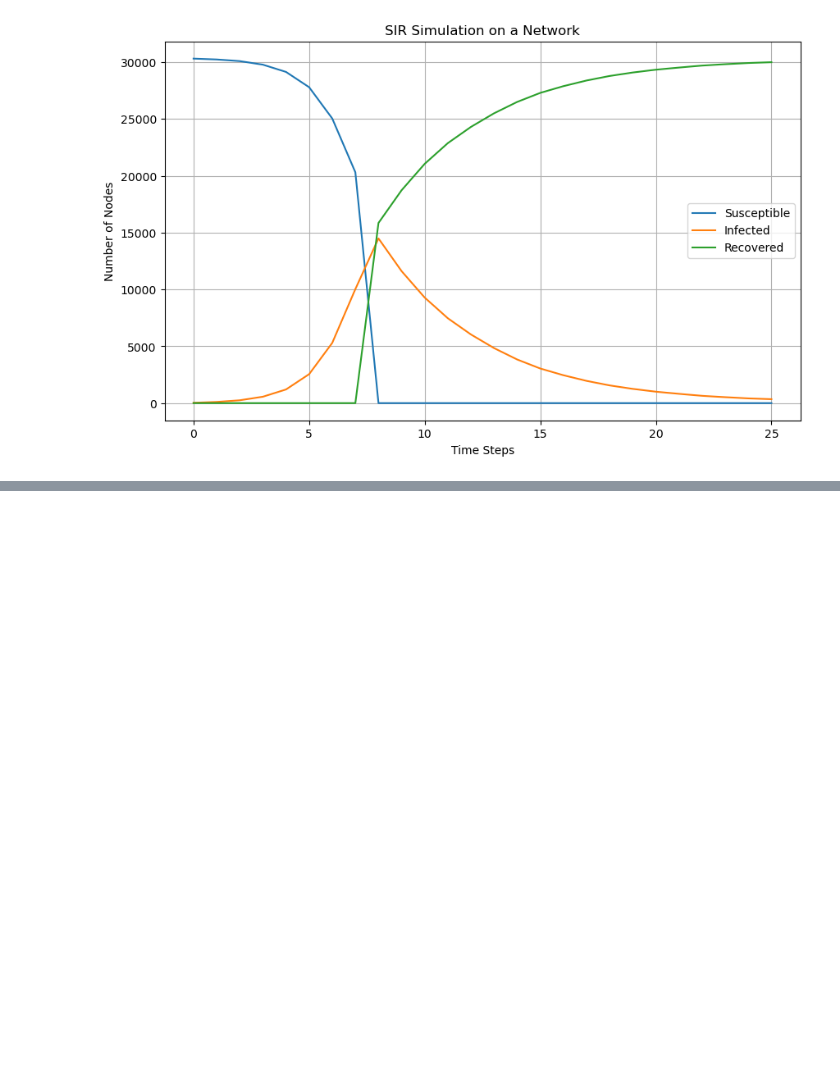
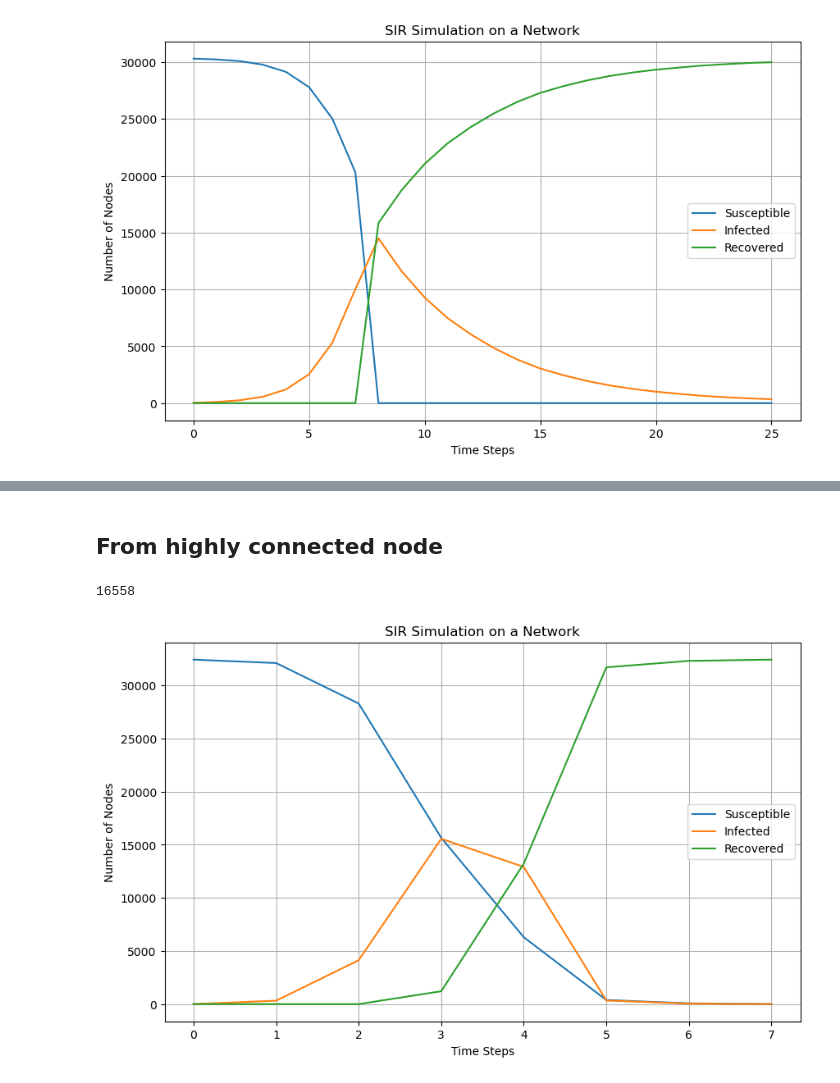
Before and after one commit to kfkfkflmej/NA_EU_emails_2024, a Jupyter notebook: SIR.ipynb, the cells around one changed output, grey strips where cells are left out. Saved outputs shown, nothing was run; the diff lists cells and outputs as text; code cells hidden in the pictures; blank space fills up the shorter version.

```diff
--- a/SIR.ipynb
+++ b/SIR.ipynb
@@ -291,0 +294,78 @@ plt.show()
+# %% [markdown]
+## From highly connected node
+# %%
+# Load the CSV file and create the graph
+#file_path = 'data\data_random_graph.csv'  # Update with the actual path to your file
+file_path = 'data\data - fixed numbers.csv'
+edge_df = pd.read_csv(file_path, delimiter=' ')
+G = nx.from_pandas_edgelist(edge_df, 'Source', 'Target')
+
+# SIR parameters
+beta = 0.5      # Transmission probability
+gamma = 0.3  # Recovery probability
+#initial_infected_fraction = 0.001  # Initial fraction of infected nodes
+recovery_threshold = 0.10  # Threshold for recovery
+
+# Initialize states
+nodes = list(G.nodes)
+n = len(nodes)
+initial_infected = 1
+#infected_nodes = np.random.choice(nodes, replace=False)
+node_states = {node: 'S' for node in nodes}  # All nodes start as Susceptible (S)
+#for node in infected_nodes:
+#node_states[102] = 'I' #original network
+node_states[102] = 'I' #syntetic network
+#print(infected_nodes)
+
+# Record initial state counts
+susceptible_counts = [n - initial_infected]
+infected_counts = [initial_infected]
+recovered_counts = [0]
+
+# Simulation loop
+time_steps = 25# Adjust based on required duration
+for t in range(time_steps):
+    new_states = node_states.copy()
+    for node in nodes:
+        if node_states[node] == 'I':  # Infected node
+            # Spread to neighbors
+            for neighbor in G.neighbors(node):
+                if node_states[neighbor] == 'S' and np.random.rand() < beta:
+                    new_states[neighbor] = 'I'
+            # Recover
+            if np.random.rand() < gamma and infected_counts[-1] / n > recovery_threshold:
+                new_states[node] = 'R'
+                continue
+
+        if node_states[node] == 'R':
+            for neighbor in G.neighbors(node):
+                if node_states[neighbor] == 'S' or node_states[neighbor] == 'I':
+                    new_states[neighbor] = 'R'
+
+            #if np.random.rand() < gamma and recovery_threshold == 1:
+                #new_states[node] = 'R'
+
+    # Update states
+    node_states = new_states
+    susceptible_counts.append(sum(1 for state in node_states.values() if state == 'S'))
+    infected_counts.append(sum(1 for state in node_states.values() if state == 'I'))
+    recovered_counts.append(sum(1 for state in node_states.values() if state == 'R'))
+
+    # Break if no more infected
+    if infected_counts[-1] == 0:
+        break
+
+# Plot results
+plt.figure(figsize=(10, 6))
+plt.plot(susceptible_counts, label="Susceptible")
+plt.plot(infected_counts, label="Infected")
+plt.plot(recovered_counts, label="Recovered")
+plt.xlabel("Time Steps")
+plt.ylabel("Number of Nodes")
+plt.title("SIR Simulation on a Network")
+plt.legend()
+plt.grid()
+plt.show()
+# %% [output]
+16558
+[figure, added]
```
Also changed, not shown: parts of 4 cells of this notebook.
